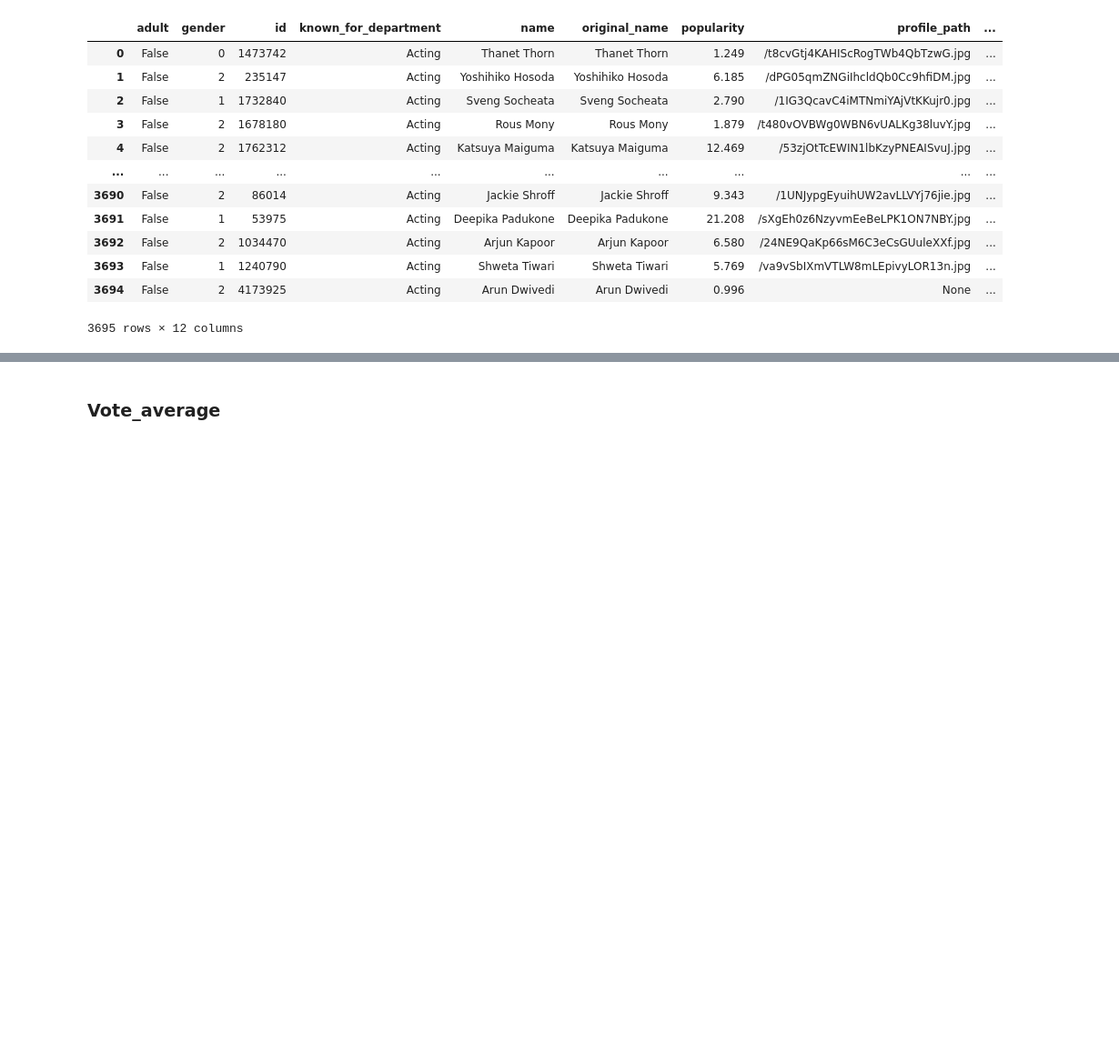
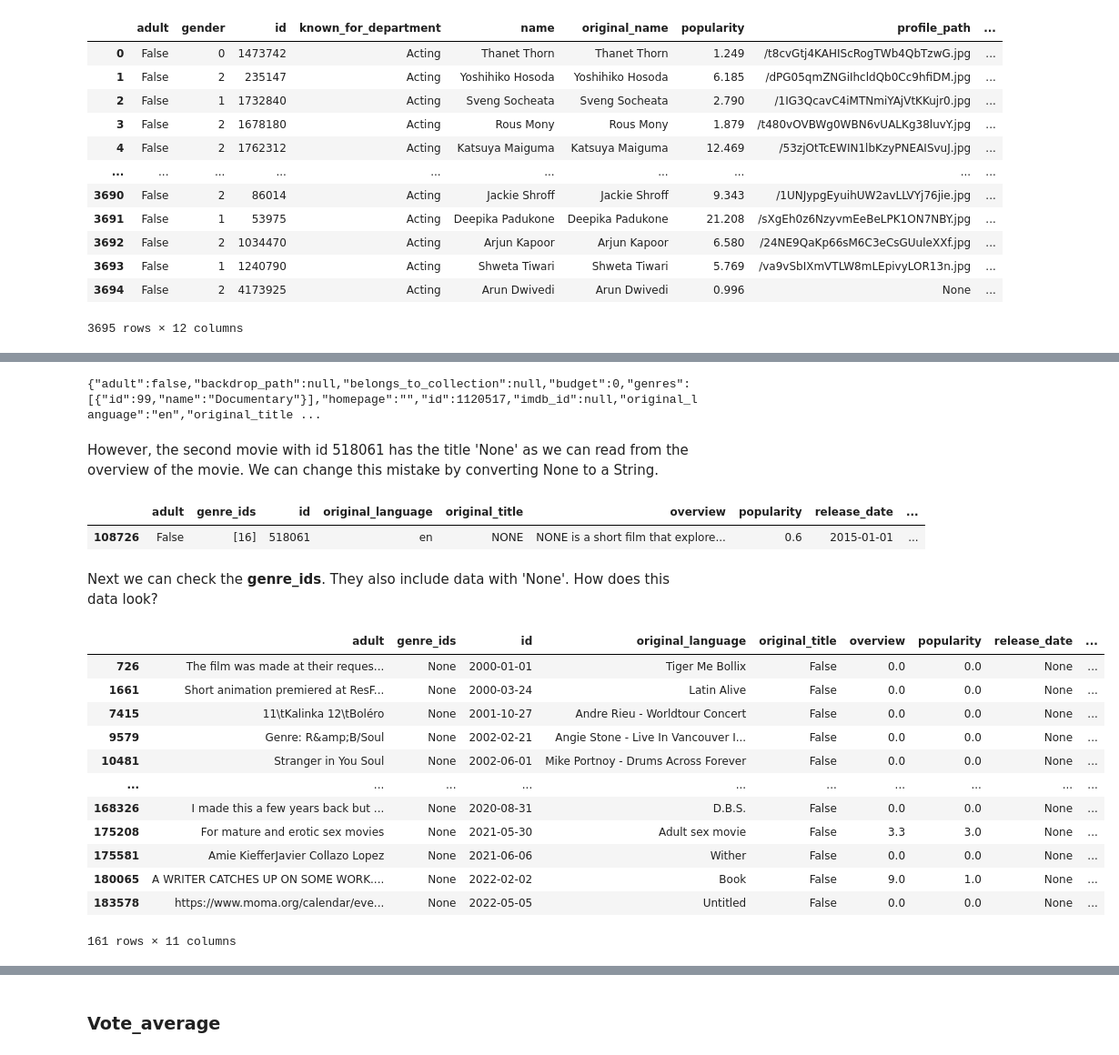
Before and after one commit to Simo067m/ComSocSci-Assignments, a Jupyter notebook: project/project_assignment.ipynb, the cells around one changed output, grey strips where cells are left out. Shown: that part at 91% size. Cells and saved outputs as stored; diff of their text form; code cells hidden in the pictures; blank space fills up the shorter version.

```diff
--- a/project/project_assignment.ipynb
+++ b/project/project_assignment.ipynb
@@ -253,0 +211,3 @@ The mean of the vote_count is 90.61542993008979
+# %%
+empty_id_df = df_movies[df_movies['id'].apply(lambda x: x is None)]
+df_movies = df_movies[df_movies['id'].apply(lambda x: x is not None)]
@@ -253,0 +296,6 @@ The mean of the vote_count is 90.61542993008979
+# %%
+url = f"{BASE_LINK}movie/1120517?language=en-US"
+response = requests.get(url, headers=headers)
+print(response.text)
+# %% [output]
+{"adult":false,"backdrop_path":null,"belongs_to_collection":null,"budget":0,"genres":[{"id":99,"name":"Documentary"}],"homepage":"","id":1120517,"imdb_id":null,"original_language":"en","original_title ...
@@ -253,0 +304,2 @@ The mean of the vote_count is 90.61542993008979
+# %% [markdown]
+However, the second movie with id 518061 has the title 'None' as we can read from the overview of the movie. We can change this mistake by converting None to a String.
@@ -253,0 +308,24 @@ The mean of the vote_count is 90.61542993008979
+# %%
+df_movies.loc[df_movies['id'] == '518061']
+# %% [output]
+|  | adult | genre_ids | id | original_language | original_title | overview | popularity | release_date | ... |
+| 108726 | False | [16] | 518061 | en | NONE | NONE is a short film that explore... | 0.6 | 2015-01-01 | ... |
+# %% [markdown]
+Next we can check the **genre_ids**. They also include data with 'None'. How does this data look?
+# %%
+empty_genre_df = df_movies[df_movies['genre_ids'].apply(lambda x: x is None)] # or len(x) == 0)]
+empty_genre_df
+# %% [output]
+|  | adult | genre_ids | id | original_language | original_title | overview | popularity | release_date | ... |
+| 726 | The film was made at their reques... | None | 2000-01-01 | Tiger Me Bollix | False | 0.0 | 0.0 | None | ... |
+| 1661 | Short animation premiered at ResF... | None | 2000-03-24 | Latin Alive | False | 0.0 | 0.0 | None | ... |
+| 7415 | 11\tKalinka 12\tBoléro | None | 2001-10-27 | Andre Rieu - Worldtour Concert | False | 0.0 | 0.0 | None | ... |
+| 9579 | Genre: R&amp;B/Soul | None | 2002-02-21 | Angie Stone - Live In Vancouver I... | False | 0.0 | 0.0 | None | ... |
+| 10481 | Stranger in You Soul | None | 2002-06-01 | Mike Portnoy - Drums Across Forever | False | 0.0 | 0.0 | None | ... |
+| ... | ... | ... | ... | ... | ... | ... | ... | ... | ... |
+| 168326 | I made this a few years back but ... | None | 2020-08-31 | D.B.S. | False | 0.0 | 0.0 | None | ... |
+| 175208 | For mature and erotic sex movies | None | 2021-05-30 | Adult sex movie | False | 3.3 | 3.0 | None | ... |
+| 175581 | Amie KiefferJavier Collazo Lopez | None | 2021-06-06 | Wither | False | 0.0 | 0.0 | None | ... |
+| 180065 | A WRITER CATCHES UP ON SOME WORK.... | None | 2022-02-02 | Book | False | 9.0 | 1.0 | None | ... |
+| 183578 | https://www.moma.org/calendar/eve... | None | 2022-05-05 | Untitled | False | 0.0 | 0.0 | None | ... |
+161 rows × 11 columns
```
Also changed, not shown: parts of 55 cells of this notebook, 3 other files.
